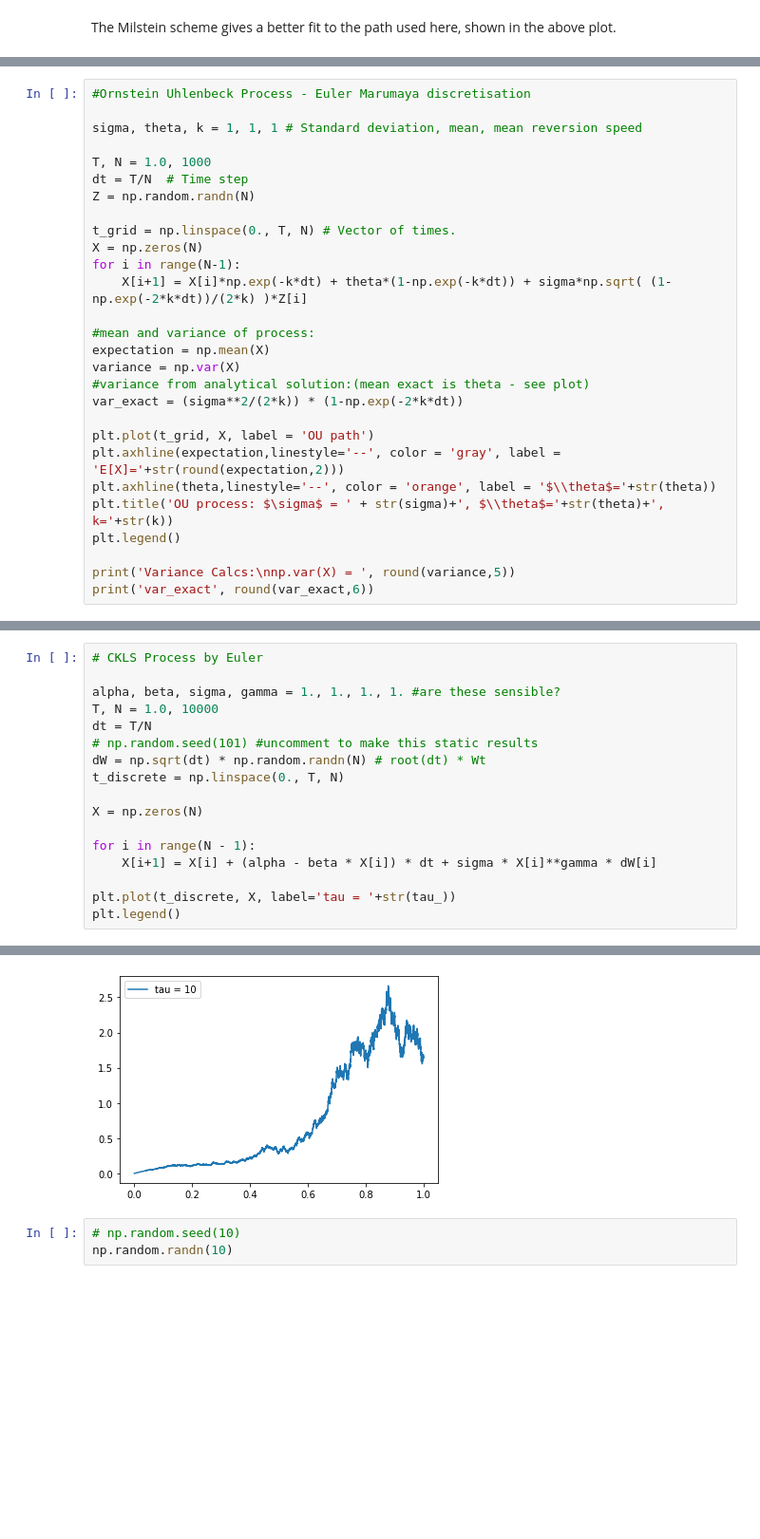
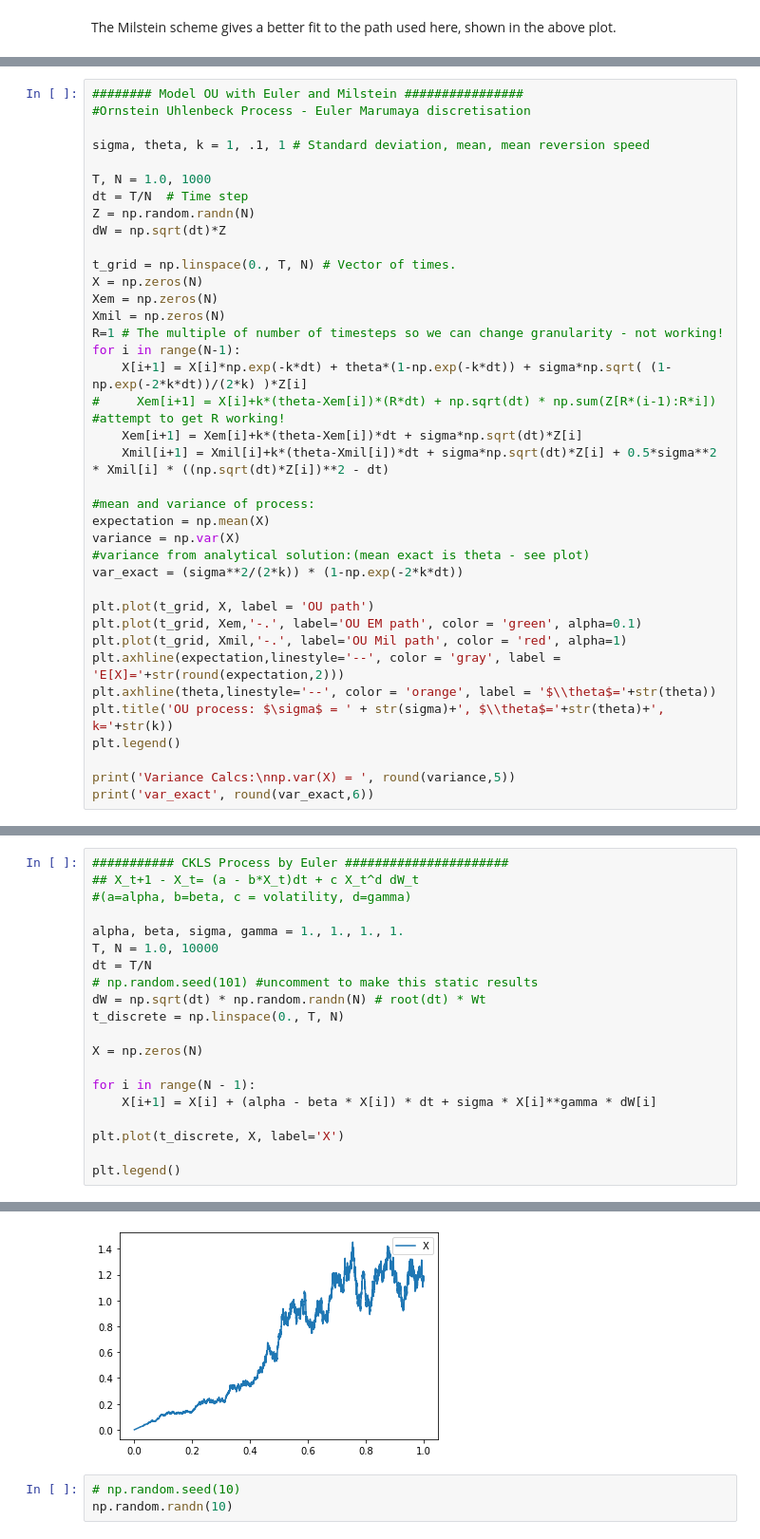
Before and after one commit to s2133934/StochVol, a Jupyter notebook: Notes.ipynb, the cells around one changed output, grey strips where cells are left out. Shown at 95% size. Saved outputs shown, nothing was run; the diff lists cells and outputs as text; blank space fills up the shorter version.

```diff
--- a/Notes.ipynb
+++ b/Notes.ipynb
@@ -614,16 +749,24 @@ If we can obtain $a$ and $b$ from data, and then using our knowledge of $k$ and
 # %%
+######## Model OU with Euler and Milstein ################
 #Ornstein Uhlenbeck Process - Euler Marumaya discretisation
 
-sigma, theta, k = 1, 1, 1 # Standard deviation, mean, mean reversion speed
+sigma, theta, k = 1, .1, 1 # Standard deviation, mean, mean reversion speed
 
 T, N = 1.0, 1000
 dt = T/N  # Time step
 Z = np.random.randn(N)
+dW = np.sqrt(dt)*Z
 
 t_grid = np.linspace(0., T, N) # Vector of times.
 X = np.zeros(N)
+Xem = np.zeros(N)
+Xmil = np.zeros(N)
+R=1 # The multiple of number of timesteps so we can change granularity - not working!
 for i in range(N-1):
     X[i+1] = X[i]*np.exp(-k*dt) + theta*(1-np.exp(-k*dt)) + sigma*np.sqrt( (1-np.exp(-2*k*dt))/(2*k) )*Z[i]
+#     Xem[i+1] = X[i]+k*(theta-Xem[i])*(R*dt) + np.sqrt(dt) * np.sum(Z[R*(i-1):R*i]) #attempt to get R working!
+    Xem[i+1] = Xem[i]+k*(theta-Xem[i])*dt + sigma*np.sqrt(dt)*Z[i]
+    Xmil[i+1] = Xmil[i]+k*(theta-Xmil[i])*dt + sigma*np.sqrt(dt)*Z[i] + 0.5*sigma**2 * Xmil[i] * ((np.sqrt(dt)*Z[i])**2 - dt)
 
 #mean and variance of process:
 expectation = np.mean(X)
@@ -632,6 +775,8 @@ variance = np.var(X)
 var_exact = (sigma**2/(2*k)) * (1-np.exp(-2*k*dt))
 
 plt.plot(t_grid, X, label = 'OU path')
+plt.plot(t_grid, Xem,'-.', label='OU EM path', color = 'green', alpha=0.1)
+plt.plot(t_grid, Xmil,'-.', label='OU Mil path', color = 'red', alpha=1)
 plt.axhline(expectation,linestyle='--', color = 'gray', label = 'E[X]='+str(round(expectation,2)))
 plt.axhline(theta,linestyle='--', color = 'orange', label = '$\\theta$='+str(theta))
 plt.title('OU process: $\sigma$ = ' + str(sigma)+', $\\theta$='+str(theta)+', k='+str(k))
@@ -741,23 +1068,26 @@ $$
 # %%
-# CKLS Process by Euler
+########### CKLS Process by Euler ######################
+## X_t+1 - X_t= (a - b*X_t)dt + c X_t^d dW_t
+#(a=alpha, b=beta, c = volatility, d=gamma)
 
-alpha, beta, sigma, gamma = 1., 1., 1., 1. #are these sensible?
+alpha, beta, sigma, gamma = 1., 1., 1., 1.
 T, N = 1.0, 10000
 dt = T/N
 # np.random.seed(101) #uncomment to make this static results
 dW = np.sqrt(dt) * np.random.randn(N) # root(dt) * Wt
 t_discrete = np.linspace(0., T, N)
 
 X = np.zeros(N)
 
 for i in range(N - 1):
     X[i+1] = X[i] + (alpha - beta * X[i]) * dt + sigma * X[i]**gamma * dW[i]
 
-plt.plot(t_discrete, X, label='tau = '+str(tau_))
+plt.plot(t_discrete, X, label='X')
+
 plt.legend()
 # %% [output]
 <matplotlib.legend.Legend at 0x...>
-[figure, old version]
+[figure, new version]
 # %%
 # np.random.seed(10)
 np.random.randn(10)
```
Also changed, not shown: parts of 57 cells of this notebook, 2 other files.
